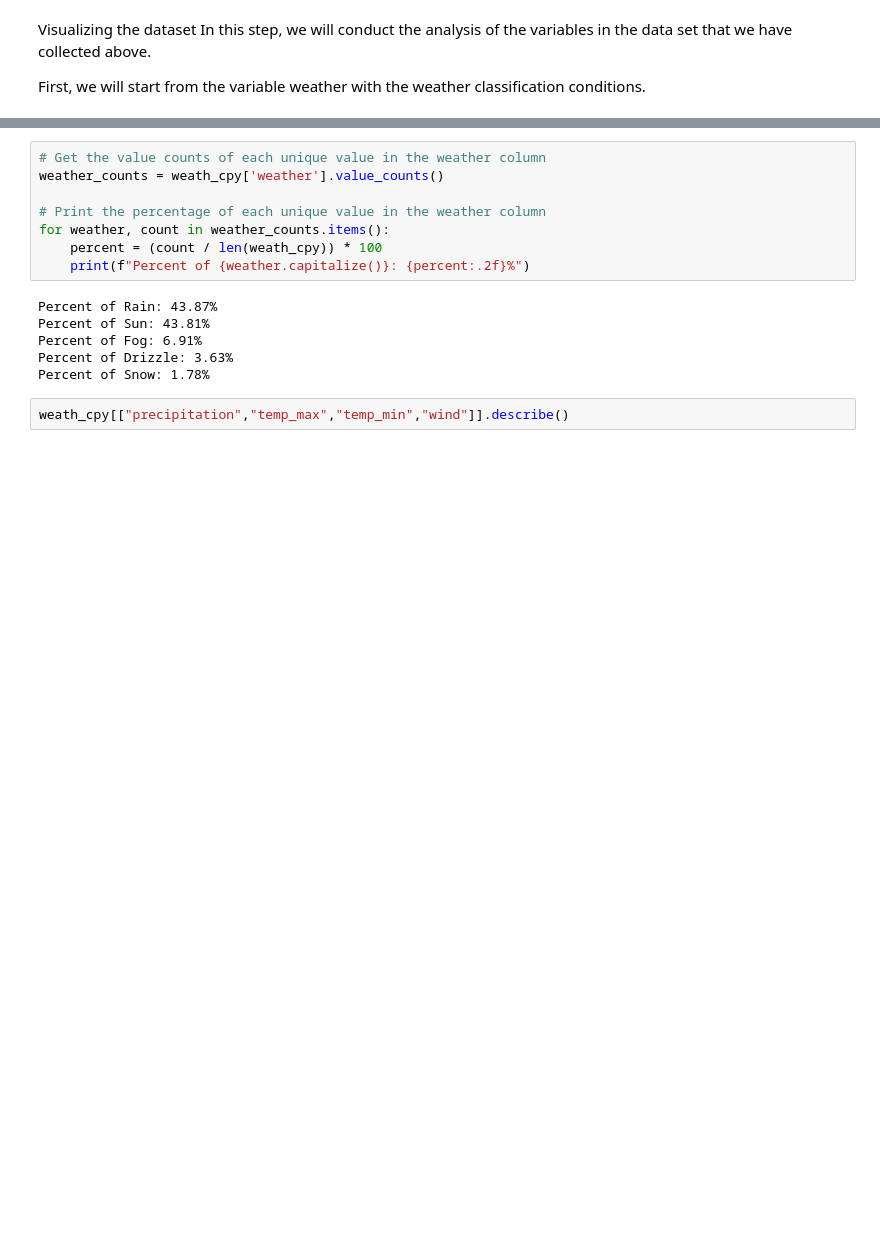
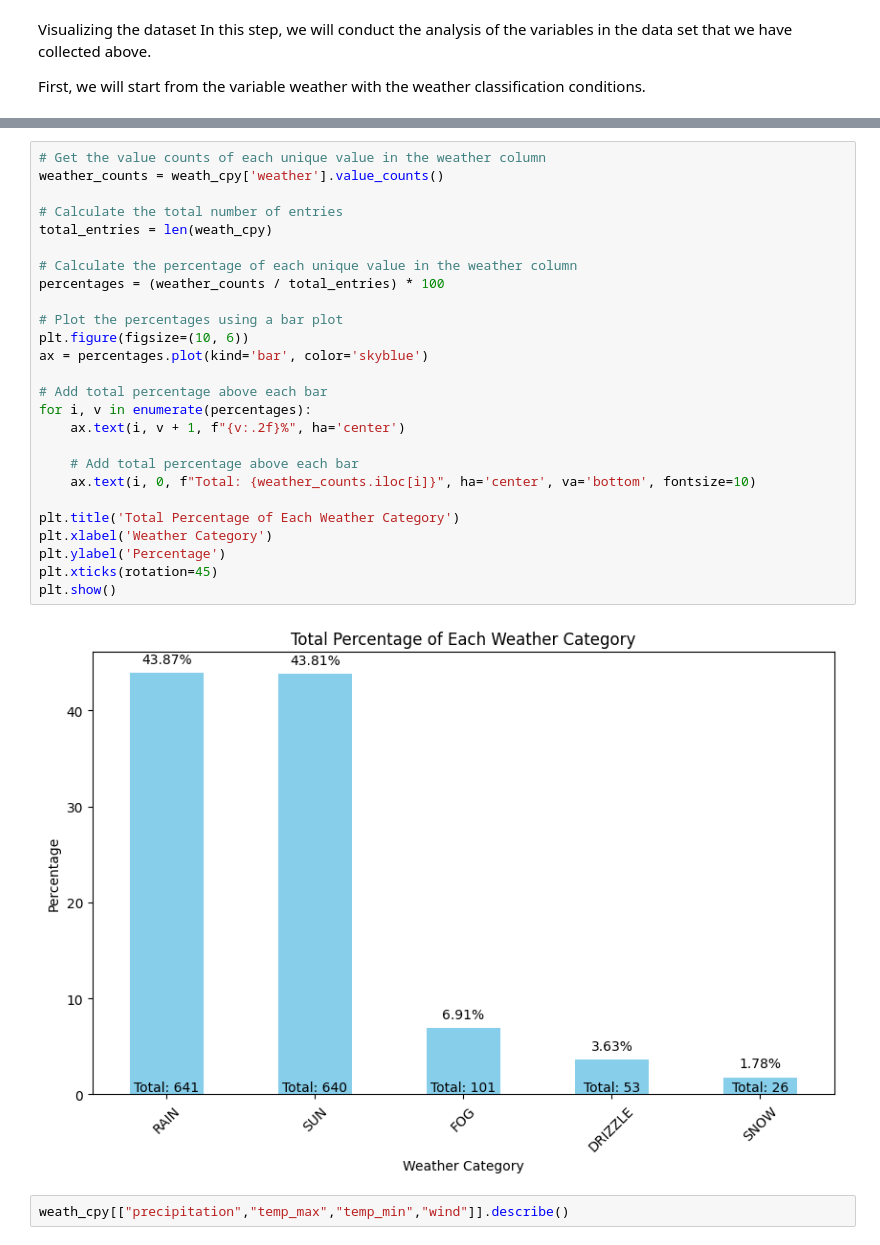
Before and after one commit to shubhangi24kashid/SkyCast, a Jupyter notebook: detection.ipynb, the cells around one changed output, grey strips where cells are left out. Drawn from its saved outputs; the diff is of its cells as text; blank space fills up the shorter version.

Commit message:
Percentage graph added

```diff
--- a/detection.ipynb
+++ b/detection.ipynb
@@ -281,17 +234,31 @@ plt.show()
-# %%
-# Get the value counts of each unique value in the weather column
-weather_counts = weath_cpy['weather'].value_counts()
-
-# Print the percentage of each unique value in the weather column
-for weather, count in weather_counts.items():
-    percent = (count / len(weath_cpy)) * 100
-    print(f"Percent of {weather.capitalize()}: {percent:.2f}%")
-# %% [output]
-Percent of Rain: 43.87%
-Percent of Sun: 43.81%
-Percent of Fog: 6.91%
-Percent of Drizzle: 3.63%
-Percent of Snow: 1.78%
+# %%
+# Get the value counts of each unique value in the weather column
+weather_counts = weath_cpy['weather'].value_counts()
+
+# Calculate the total number of entries
+total_entries = len(weath_cpy)
+
+# Calculate the percentage of each unique value in the weather column
+percentages = (weather_counts / total_entries) * 100
+
+# Plot the percentages using a bar plot
+plt.figure(figsize=(10, 6))
+ax = percentages.plot(kind='bar', color='skyblue')
+
+# Add total percentage above each bar
+for i, v in enumerate(percentages):
+    ax.text(i, v + 1, f"{v:.2f}%", ha='center')
+
+    # Add total percentage above each bar
+    ax.text(i, 0, f"Total: {weather_counts.iloc[i]}", ha='center', va='bottom', fontsize=10)
+
+plt.title('Total Percentage of Each Weather Category')
+plt.xlabel('Weather Category')
+plt.ylabel('Percentage')
+plt.xticks(rotation=45)
+plt.show()
+# %% [output]
+[figure, added]
 # %%
 weath_cpy[["precipitation","temp_max","temp_min","wind"]].describe()
 # %% [output]
```
Also changed, not shown: parts of 1 cell of this notebook.
